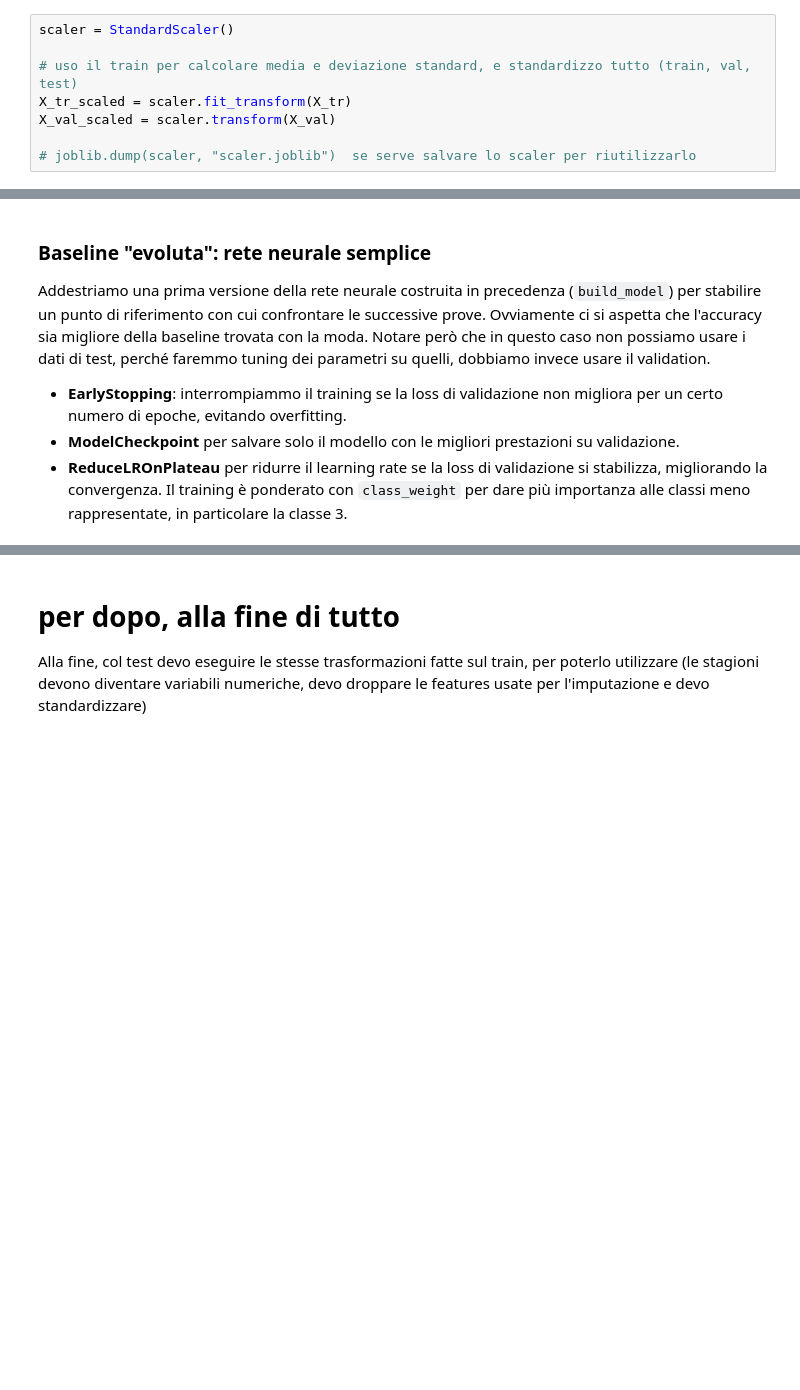
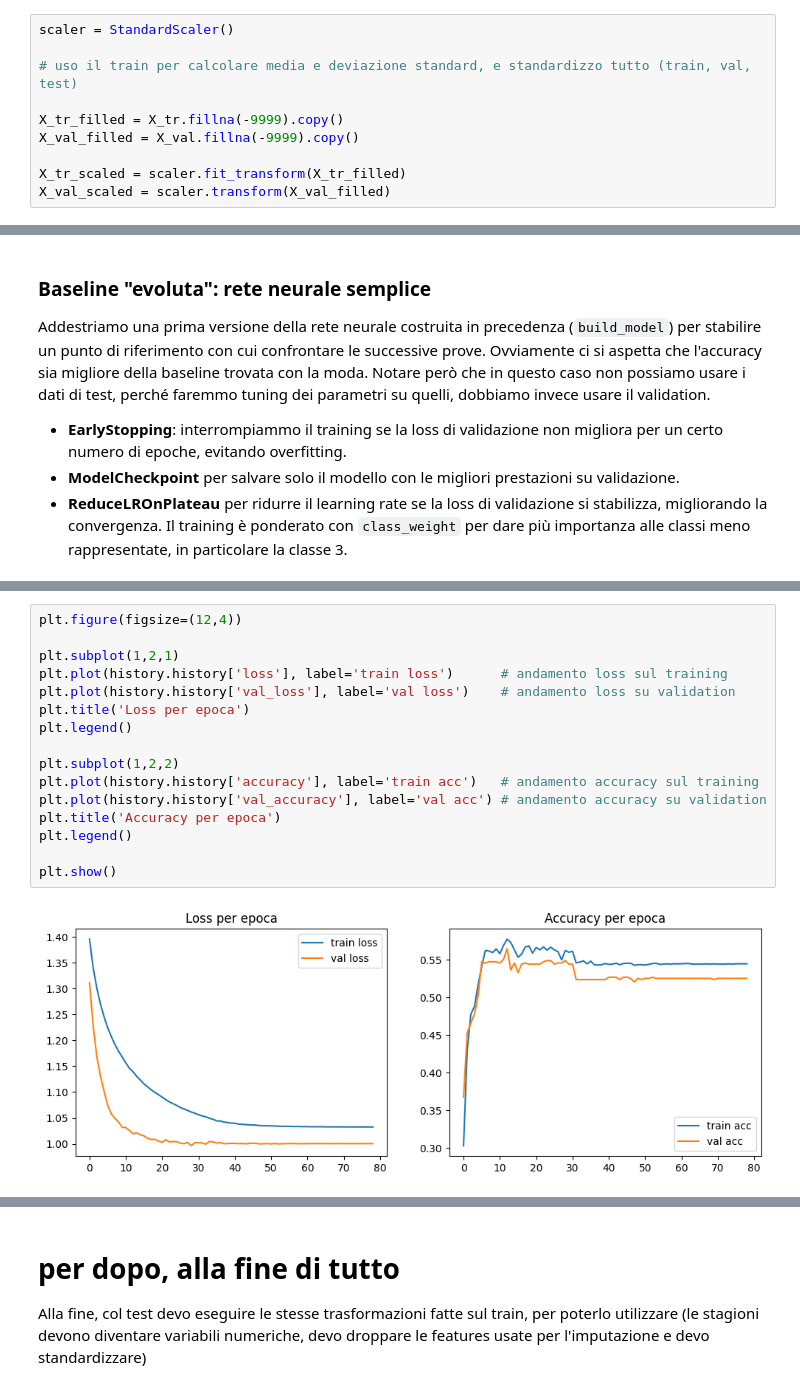
Before and after one commit to dadezz/ML_Problematic_Internet_Use, a Jupyter notebook: src/data_cleaning.ipynb, the cells around one changed output, grey strips where cells are left out. Drawn from its saved outputs; the diff is of its cells as text; blank space fills up the shorter version.

```diff
--- a/src/data_cleaning.ipynb
+++ b/src/data_cleaning.ipynb
@@ -696,10 +695,12 @@ $ z = \frac{x - \mu}{\sigma} $
 scaler = StandardScaler()
 
 # uso il train per calcolare media e deviazione standard, e standardizzo tutto (train, val, test)
-X_tr_scaled = scaler.fit_transform(X_tr)
-X_val_scaled = scaler.transform(X_val)
 
-# joblib.dump(scaler, "scaler.joblib")  se serve salvare lo scaler per riutilizzarlo
+X_tr_filled = X_tr.fillna(-9999).copy()
+X_val_filled = X_val.fillna(-9999).copy()
+
+X_tr_scaled = scaler.fit_transform(X_tr_filled)
+X_val_scaled = scaler.transform(X_val_filled)
 # %% [markdown]
 ### Assegnazione pesi alle labels
 Essendo un dataset sbilanciato, è necessario dare un peso ad ogni classe, altrimenti il modello ricalcherà molto bene solo la classe più frequente. Assegno quindi dei pesi in automatico (balanced significa proporzionale) alle varie classi.
@@ -819,0 +849,18 @@ history = model.fit(
+# %%
+plt.figure(figsize=(12,4))
+
+plt.subplot(1,2,1)
+plt.plot(history.history['loss'], label='train loss')      # andamento loss sul training
+plt.plot(history.history['val_loss'], label='val loss')    # andamento loss su validation
+plt.title('Loss per epoca')
+plt.legend()
+
+plt.subplot(1,2,2)
+plt.plot(history.history['accuracy'], label='train acc')   # andamento accuracy sul training
+plt.plot(history.history['val_accuracy'], label='val acc') # andamento accuracy su validation
+plt.title('Accuracy per epoca')
+plt.legend()
+
+plt.show()
+# %% [output]
+[figure, added]
```
Also changed, not shown: parts of 16 cells of this notebook.
